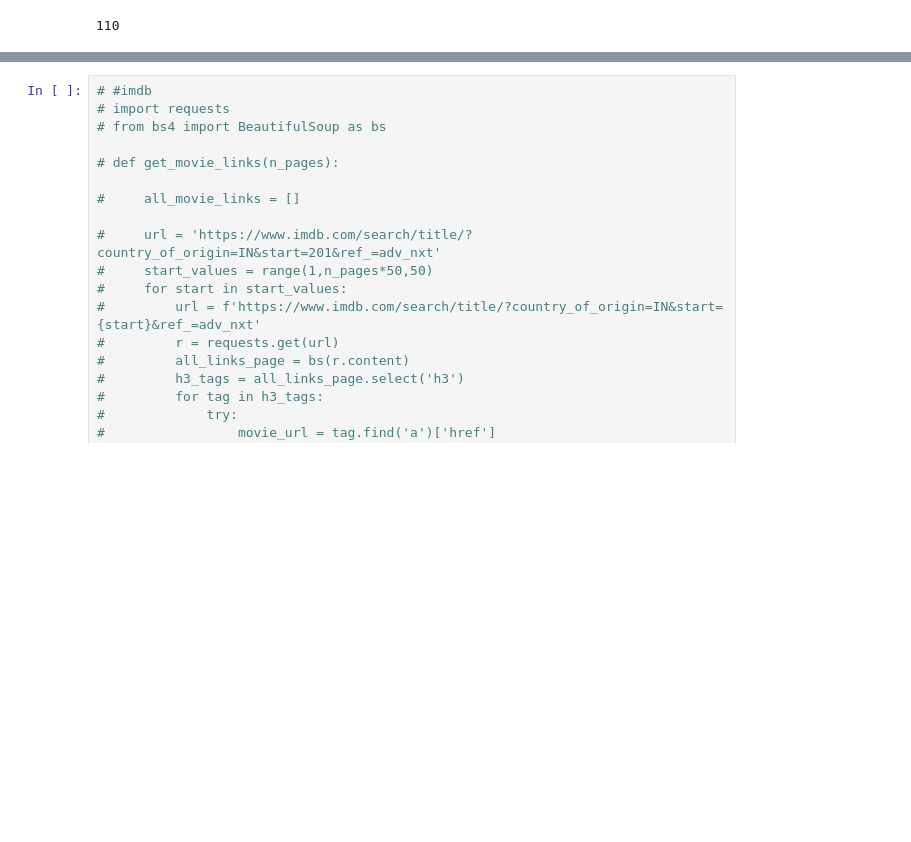
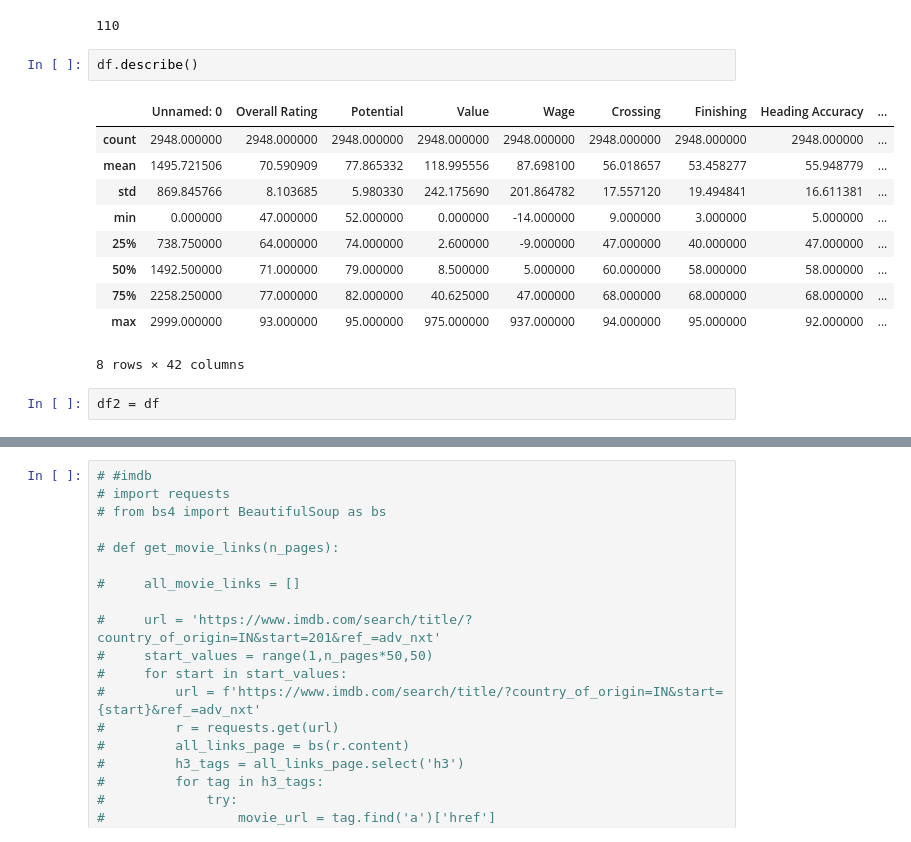
Before and after one commit to yashmehra028/so-fifa, a Jupyter notebook: so_fifa.ipynb, the cells around one changed output, grey strips where cells are left out. Saved outputs shown, nothing was run; the diff lists cells and outputs as text; blank space fills up the shorter version.

```diff
--- a/so_fifa.ipynb
+++ b/so_fifa.ipynb
@@ -246,3 +312,18 @@ plt.plot(temp_countries,height)
 len(countries)
 # %% [output]
 110
+# %%
+df.describe()
+# %% [output]
+|  | Unnamed: 0 | Overall Rating | Potential | Value | Wage | Crossing | Finishing | Heading Accuracy | ... |
+| count | 2948.000000 | 2948.000000 | 2948.000000 | 2948.000000 | 2948.000000 | 2948.000000 | 2948.000000 | 2948.000000 | ... |
+| mean | 1495.721506 | 70.590909 | 77.865332 | 118.995556 | 87.698100 | 56.018657 | 53.458277 | 55.948779 | ... |
+| std | 869.845766 | 8.103685 | 5.980330 | 242.175690 | 201.864782 | 17.557120 | 19.494841 | 16.611381 | ... |
+| min | 0.000000 | 47.000000 | 52.000000 | 0.000000 | -14.000000 | 9.000000 | 3.000000 | 5.000000 | ... |
+| 25% | 738.750000 | 64.000000 | 74.000000 | 2.600000 | -9.000000 | 47.000000 | 40.000000 | 47.000000 | ... |
+| 50% | 1492.500000 | 71.000000 | 79.000000 | 8.500000 | 5.000000 | 60.000000 | 58.000000 | 58.000000 | ... |
+| 75% | 2258.250000 | 77.000000 | 82.000000 | 40.625000 | 47.000000 | 68.000000 | 68.000000 | 68.000000 | ... |
+| max | 2999.000000 | 93.000000 | 95.000000 | 975.000000 | 937.000000 | 94.000000 | 95.000000 | 92.000000 | ... |
+8 rows × 42 columns
+# %%
+df2 = df
```
Also changed, not shown: parts of 21 cells of this notebook.
